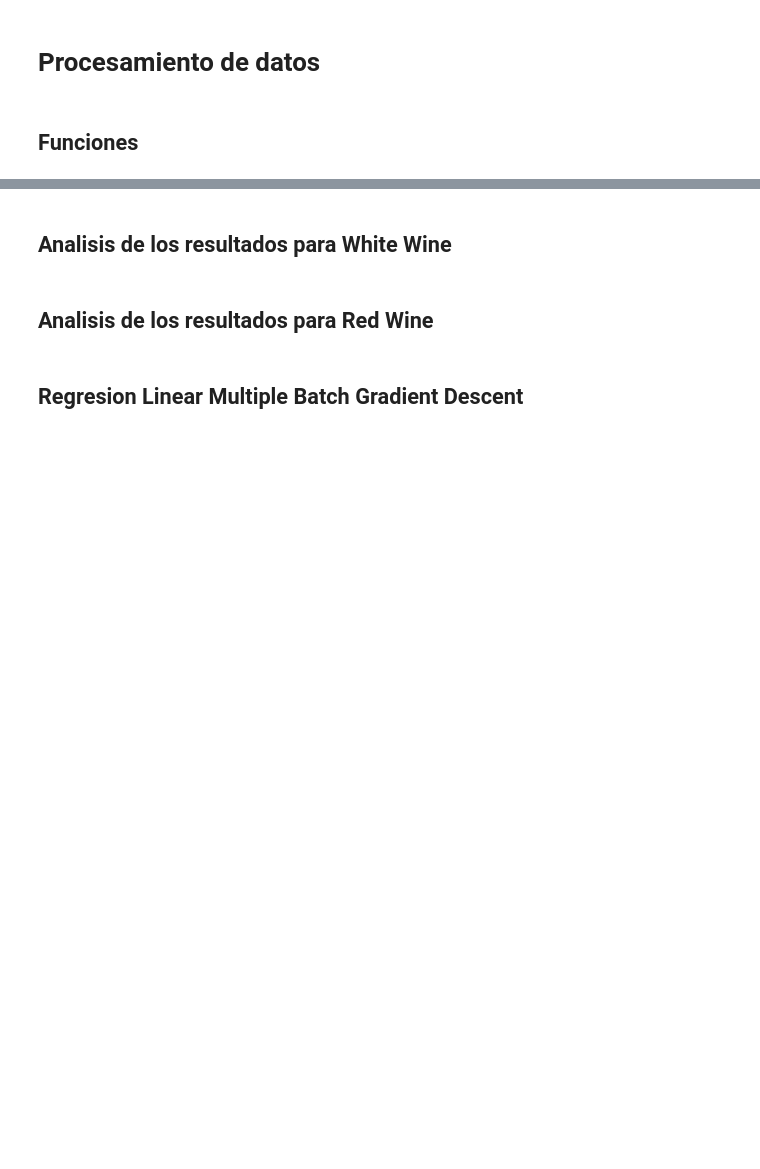
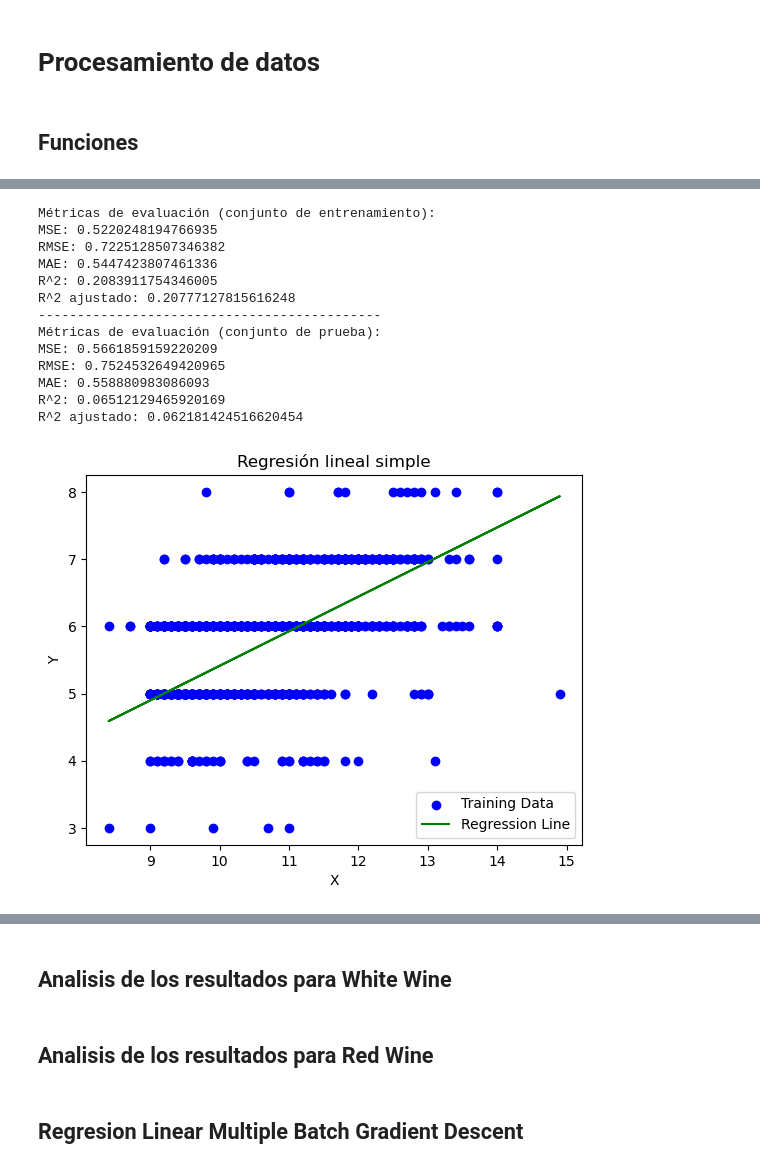
Before and after one commit to AmandaFlores7/LAB2_IA, a Jupyter notebook: lab.ipynb, the cells around one changed output, grey strips where cells are left out. Saved outputs shown, nothing was run; the diff lists cells and outputs as text; code cells hidden in the pictures; blank space fills up the shorter version.

```diff
--- a/lab.ipynb
+++ b/lab.ipynb
@@ -475,0 +643,17 @@ regresion_lineal_simple(redWine, 'alcohol', 'stochastic')
+# %%
+data2 = regresion_lineal_simple(redWine, 'alcohol', 'stochastic')
+# %% [output]
+Métricas de evaluación (conjunto de entrenamiento):
+MSE: 0.5220248194766935
+RMSE: 0.7225128507346382
+MAE: 0.5447423807461336
+R^2: 0.2083911754346005
+R^2 ajustado: 0.20777127815616248
+--------------------------------------------
+Métricas de evaluación (conjunto de prueba):
+MSE: 0.5661859159220209
+RMSE: 0.7524532649420965
+MAE: 0.558880983086093
+R^2: 0.06512129465920169
+R^2 ajustado: 0.062181424516620454
+[figure, added]
```
Also changed, not shown: parts of 75 cells of this notebook.
